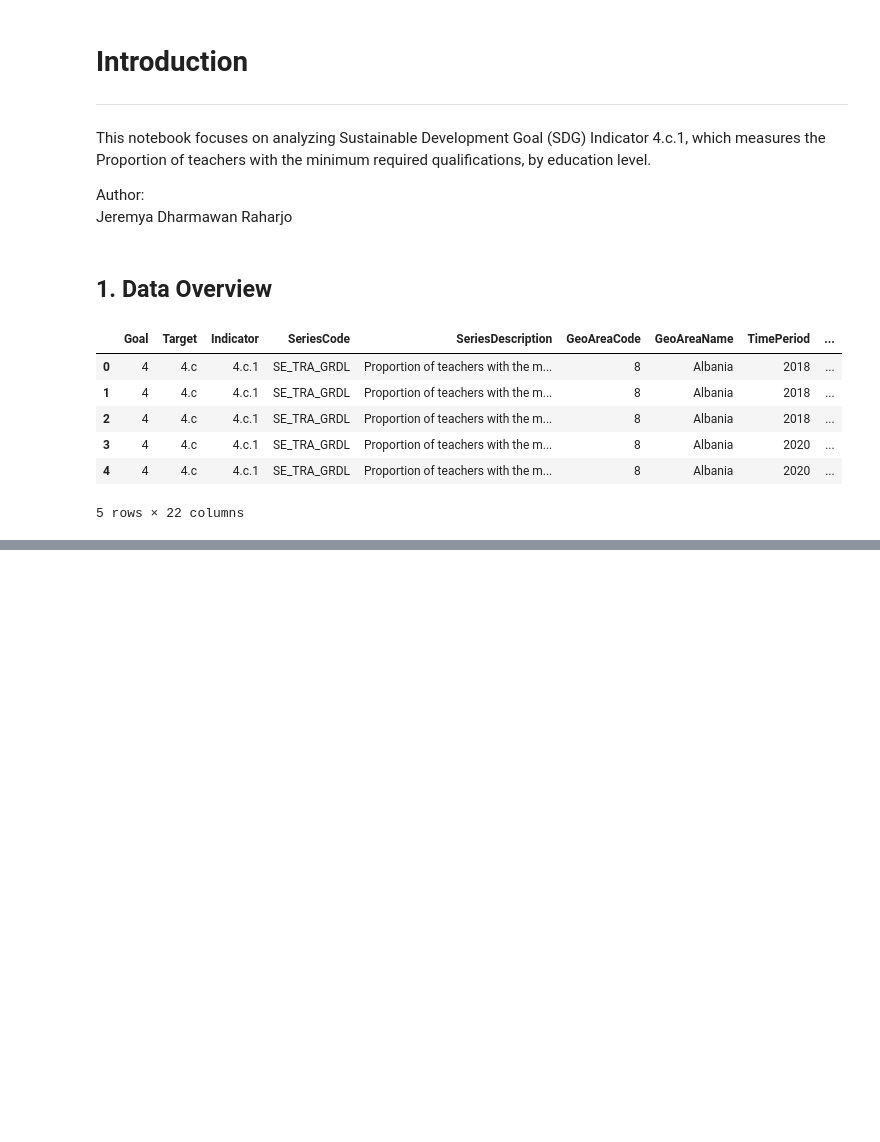
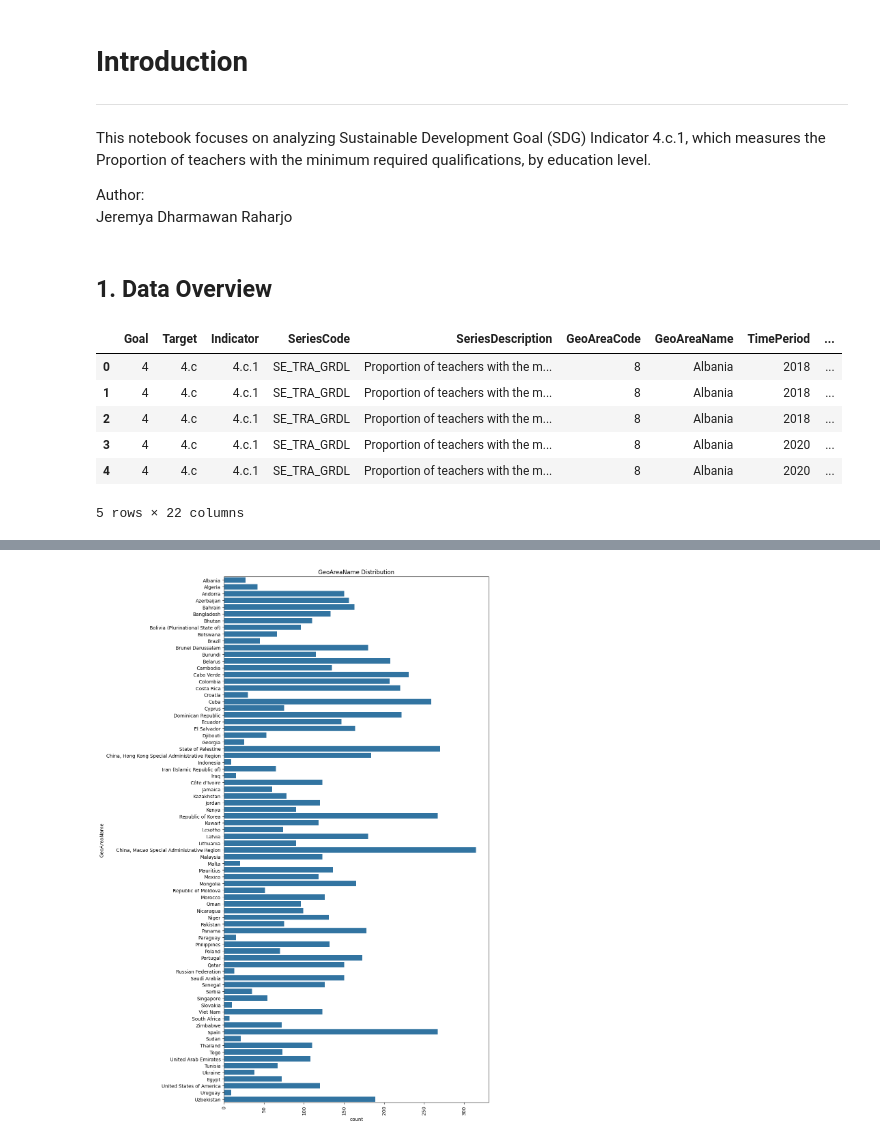
Before and after one commit to novelxv/Analisis-Kesenjangan-Pendidikan-dan-Keterampilan-di-Indonesia-dalam-Konteks-Global, a Jupyter notebook: src/sdg_indicator_4c_teacher.ipynb, the cells around one changed output, grey strips where cells are left out. Saved outputs shown, nothing was run; the diff lists cells and outputs as text; code cells hidden in the pictures; blank space fills up the shorter version.

```diff
--- a/src/sdg_indicator_4c_teacher.ipynb
+++ b/src/sdg_indicator_4c_teacher.ipynb
@@ -26,0 +164,8 @@ data_441.head()
+# %%
+# define method to plot bar chart for column distribution
+def plot_bar_chart(data, column, title, _figsize=(10,5)):
+    plt.figure(figsize=_figsize)
+    sns.countplot(data[column])
+    plt.title(title)
+    plt.xticks(rotation=90)
+    plt.show()
@@ -26,0 +221,5 @@ data_441.head()
+# %%
+# make histogram for data distribution of geoarename
+plot_bar_chart(data_4c1_cleaned, "GeoAreaName", "GeoAreaName Distribution", _figsize=(10,20))
+# %% [output]
+[figure, added]
```
Also changed, not shown: parts of 55 cells of this notebook, 1 other file.
